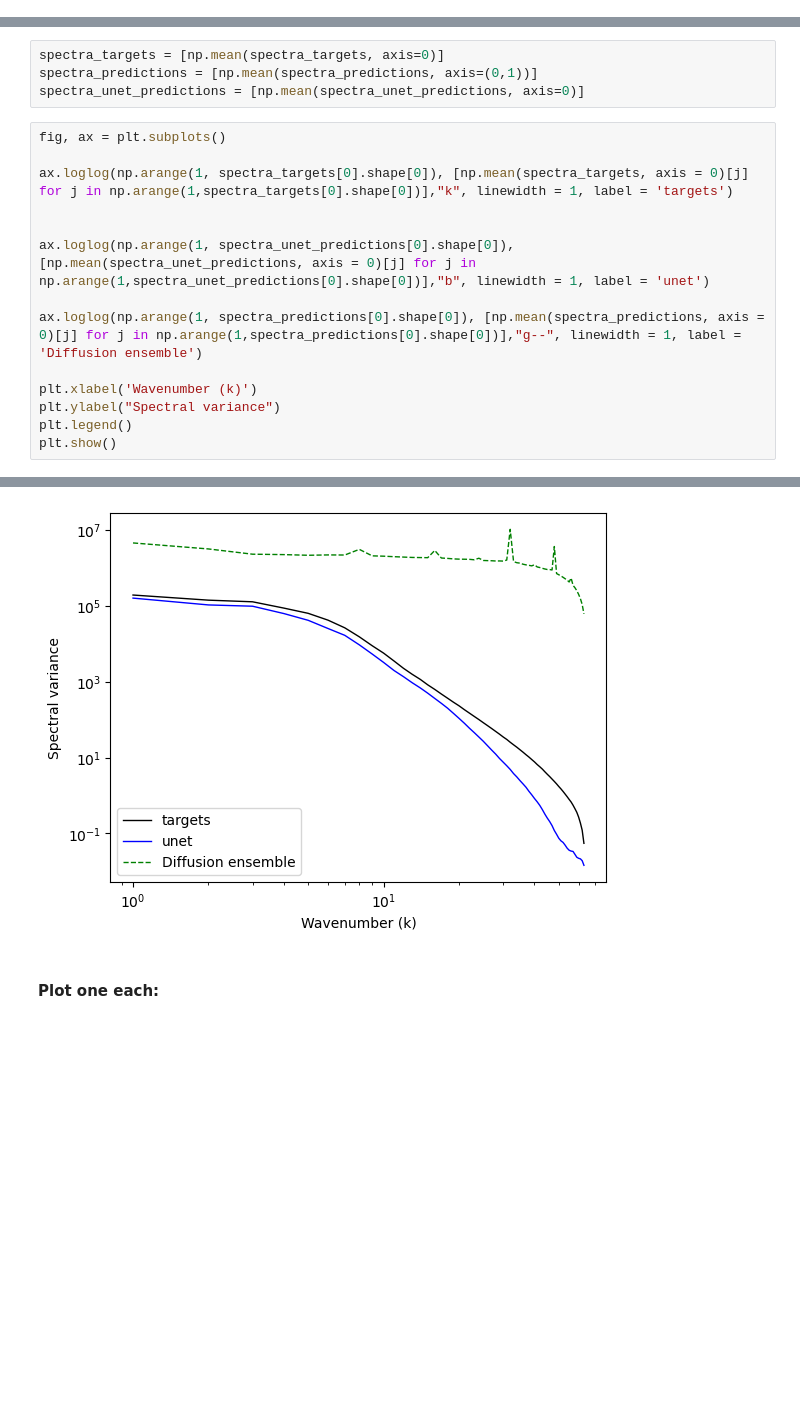
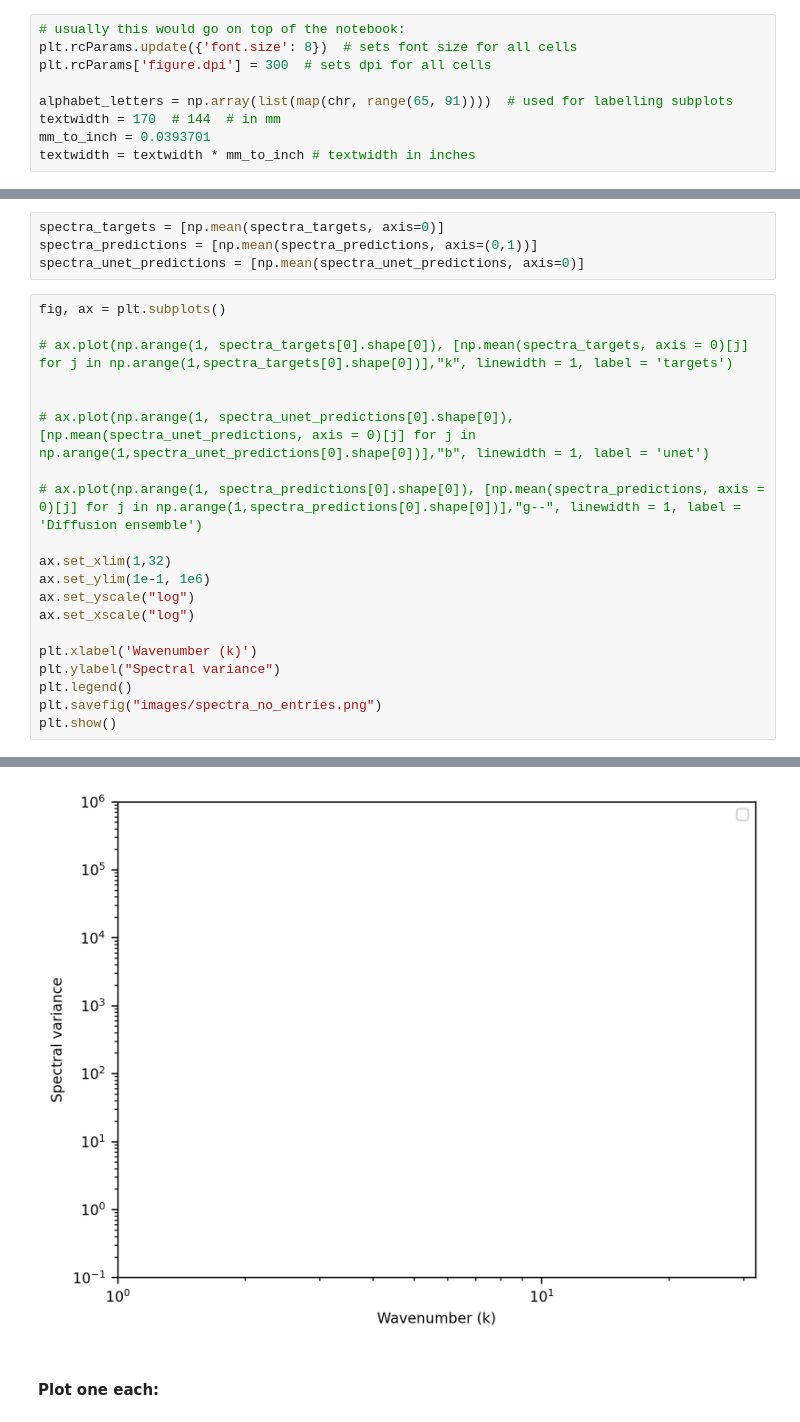
Before and after one commit to ECMWFCode4Earth/diffusion-models-for-weather-prediction, a Jupyter notebook: nb_bologna_spectral_analysis.ipynb, the cells around one changed output, grey strips where cells are left out. Cells and saved outputs as stored; diff of their text form; blank space fills up the shorter version.

Commit message:
update ensemble stats plot

```diff
--- a/nb_bologna_spectral_analysis.ipynb
+++ b/nb_bologna_spectral_analysis.ipynb
@@ -14,6 +14,15 @@ import matplotlib.gridspec as gridspec
 from WD.plotting import plot_map, add_label_to_axes
 
 import xarray as xr
+# %%
+# usually this would go on top of the notebook:
+plt.rcParams.update({'font.size': 8})  # sets font size for all cells
+plt.rcParams['figure.dpi'] = 300  # sets dpi for all cells
+
+alphabet_letters = np.array(list(map(chr, range(65, 91))))  # used for labelling subplots
+textwidth = 170  # 144  # in mm
+mm_to_inch = 0.0393701
+textwidth = textwidth * mm_to_inch # textwidth in inches
 # %% [markdown]
 # Analyze how well the diffusion and other ML models reproduce the spectral content of the weather (z_500 in our case).
 
@@ -156,15 +172,21 @@ spectra_unet_predictions = [np.mean(spectra_unet_predictions, axis=0)]
 # %%
 fig, ax = plt.subplots()
 
-ax.loglog(np.arange(1, spectra_targets[0].shape[0]), [np.mean(spectra_targets, axis = 0)[j] for j in np.arange(1,spectra_targets[0].shape[0])],"k", linewidth = 1, label = 'targets')
+# ax.plot(np.arange(1, spectra_targets[0].shape[0]), [np.mean(spectra_targets, axis = 0)[j] for j in np.arange(1,spectra_targets[0].shape[0])],"k", linewidth = 1, label = 'targets')
 
 
-ax.loglog(np.arange(1, spectra_unet_predictions[0].shape[0]), [np.mean(spectra_unet_predictions, axis = 0)[j] for j in np.arange(1,spectra_unet_predictions[0].shape[0])],"b", linewidth = 1, label = 'unet')
+# ax.plot(np.arange(1, spectra_unet_predictions[0].shape[0]), [np.mean(spectra_unet_predictions, axis = 0)[j] for j in np.arange(1,spectra_unet_predictions[0].shape[0])],"b", linewidth = 1, label = 'unet')
 
-ax.loglog(np.arange(1, spectra_predictions[0].shape[0]), [np.mean(spectra_predictions, axis = 0)[j] for j in np.arange(1,spectra_predictions[0].shape[0])],"g--", linewidth = 1, label = 'Diffusion ensemble')
+# ax.plot(np.arange(1, spectra_predictions[0].shape[0]), [np.mean(spectra_predictions, axis = 0)[j] for j in np.arange(1,spectra_predictions[0].shape[0])],"g--", linewidth = 1, label = 'Diffusion ensemble')
+
+ax.set_xlim(1,32)
+ax.set_ylim(1e-1, 1e6)
+ax.set_yscale("log")
+ax.set_xscale("log")
 
 plt.xlabel('Wavenumber (k)')
 plt.ylabel("Spectral variance")
 plt.legend()
+plt.savefig("images/spectra_no_entries.png")
 plt.show()
 # %% [output]
@@ -171,4 +194,4 @@ plt.show()
-[figure, old version]
+[figure, new version]
 # %% [markdown]
 #### Plot one each:
 # %%
```
Also changed, not shown: parts of 9 cells of this notebook, 5 other files.
